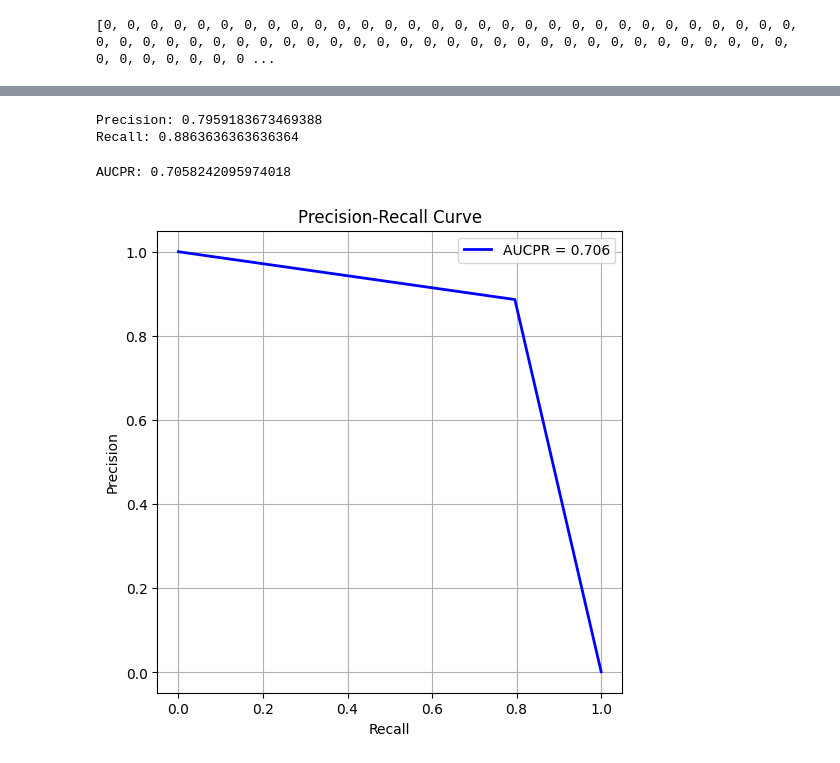
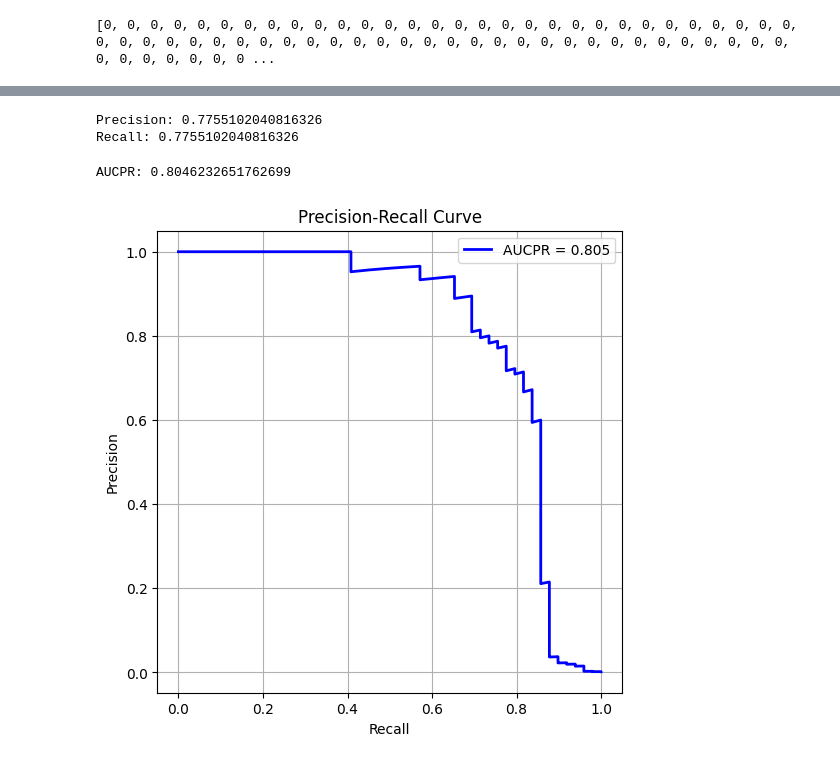
Before and after one commit to adr-00/creditcard-fraud-detection-ml, a Jupyter notebook: notebooks/xgboost-practice.ipynb, the cells around one changed output, grey strips where cells are left out. Drawn from its saved outputs; the diff is of its cells as text; code cells hidden in the pictures.

```diff
--- a/notebooks/xgboost-practice.ipynb
+++ b/notebooks/xgboost-practice.ipynb
@@ -6,7 +6,7 @@ import warnings
 
 warnings.filterwarnings('ignore')
 # %%
-X_test = np.load('../data/processed/X_test.npy')
+X_test = np.load('../data/processed/X_test_XGB.npy')
 y_test = np.load('../data/processed/y_test.npy')
 X_val = np.load('../data/processed/X_val.npy')
 y_val = np.load('../data/processed/y_val.npy')
@@ -92,31 +122,31 @@ Matriz de Confusión:
 # %%
-tn, fp, fp, tp = 28427, 5, 10, 39
+tn, fp, fn, tp = confusion_matrix(y_test, predicciones).ravel()
 
 precision = tp / (tp + fp)
 recall = tp / (tp + fn)
 print("Precision:", precision)
 print("Recall:", recall)
 # %% [output]
-Precision: 0.7959183673469388
-Recall: 0.8863636363636364
+Precision: 0.7755102040816326
+Recall: 0.7755102040816326
 # %%
 from sklearn.metrics import precision_recall_curve, average_precision_score
 import matplotlib.pyplot as plt
-
-precision, recall, thresholds = precision_recall_curve(y_test, predicciones)
-aucpr = average_precision_score(y_test, predicciones)
+# PR-AUC
+precision, recall, thresholds = precision_recall_curve(y_test, probabilidades)
+aucpr = average_precision_score(y_test, probabilidades)
 print("AUCPR:", aucpr)
 plt.figure(figsize=(6,6))
 plt.plot(recall, precision, color='b', lw=2, label=f'AUCPR = {aucpr:.3f}')
 plt.xlabel('Recall')
 plt.ylabel('Precision')
 plt.title('Precision-Recall Curve')
 plt.legend()
 plt.grid(True)
 plt.show()
 # %% [output]
-AUCPR: 0.7058242095974018
+AUCPR: 0.8046232651762699
-[figure, old version]
+[figure, new version]
 # %%
 import matplotlib.pyplot as plt
 
```
Also changed, not shown: parts of 16 cells of this notebook, 9 other files.
